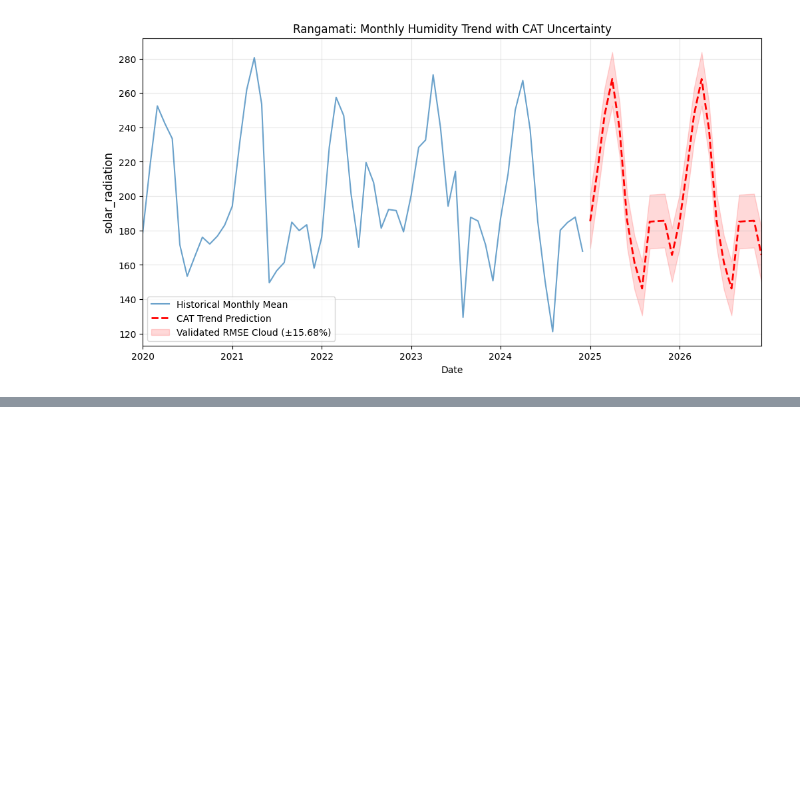
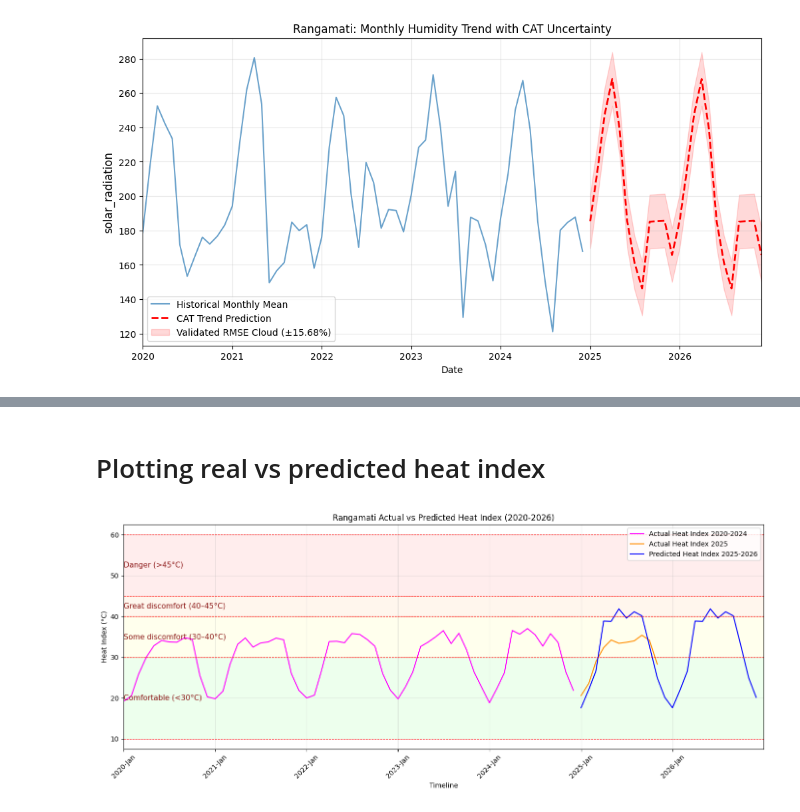
Before and after one commit to not-your-pancake/TCC_Journal, a Jupyter notebook: HI_WB_HS_HM_WBG/rangamati.ipynb, the cells around one changed output, grey strips where cells are left out. Saved outputs shown, nothing was run; the diff lists cells and outputs as text; code cells hidden in the pictures; blank space fills up the shorter version.

```diff
--- a/HI_WB_HS_HM_WBG/rangamati.ipynb
+++ b/HI_WB_HS_HM_WBG/rangamati.ipynb
@@ -2132,0 +2374,78 @@ plt.show()
+# %% [markdown]
+# Plotting real vs predicted heat index
+# %%
+import pandas as pd
+import matplotlib.pyplot as plt
+import matplotlib.dates as mdates
+
+plt.figure(figsize=(14,6))
+
+# --- Ensure datetime index for monthly data ---
+df_HI_2024 = df_HI_2024.copy()
+df_HI_2024['date'] = pd.date_range(start='1980-01-01', periods=len(df_HI_2024), freq='MS')
+df_HI_2024 = df_HI_2024.set_index('date')
+
+df_HI_2025 = df_HI_2025.copy()
+df_HI_2025['date'] = pd.date_range(start='2025-01-01', periods=len(df_HI_2025), freq='MS')
+df_HI_2025 = df_HI_2025.set_index('date')
+
+df_HI = df_HI.copy()
+df_HI['date'] = pd.date_range(start='2025-01-01', periods=len(df_HI), freq='MS')
+df_HI = df_HI.set_index('date')
+
+# --- Filter ranges ---
+df_HI_2024_plot = df_HI_2024.loc['2020-01-01':'2024-12-31']
+df_HI_2025_plot = df_HI_2025.loc['2025-01-01':'2025-12-31']
+df_HI_pred_plot = df_HI.loc['2025-01-01':'2026-12-31']
+
+# --- Plot actual vs predicted ---
+plt.plot(df_HI_2024_plot.index, df_HI_2024_plot['heat_index_C'],
+         label='Actual Heat Index 2020-2024', color='magenta')
+
+plt.plot(df_HI_2025_plot.index, df_HI_2025_plot['heat_index_C'],
+         label='Actual Heat Index 2025', color='darkorange')
+
+plt.plot(df_HI_pred_plot.index, df_HI_pred_plot['heat_index_C'],
+         label='Predicted Heat Index 2025-2026', color='blue')
+
+# --- Labels and title ---
+plt.xlabel('Timeline')
+plt.ylabel('Heat Index (°C)')
+plt.title('Rangamati Actual vs Predicted Heat Index (2020-2026)')
+
+# --- Heat index bands ---
+bands = [
+    (10, 30, "Comfortable (<30°C)", (0, 1, 0, 0.07)),
+    (30, 40, "Some discomfort (30–40°C)", (1, 1, 0, 0.07)),
+    (40, 45, "Great discomfort (40–45°C)", (1, 0.5, 0, 0.07)),
+    (45, 60, "Danger (>45°C)", (1, 0, 0, 0.07))
+]
+
+ax = plt.gca()
+for low, high, label, color in bands:
+    ax.axhspan(low, high, facecolor=color, edgecolor=None)
+    plt.axhline(y=low, color='red', linestyle='--', linewidth=0.8)
+    plt.axhline(y=high, color='red', linestyle='--', linewidth=0.8)
+    plt.text(
+        x=df_HI_2024_plot.index.min(),
+        y=(low + high)/2,
+        s=label,
+        fontsize=11,
+        color="maroon",
+        va="center",
+        ha="left",
+        alpha=0.9
+    )
+
+# --- X-axis formatting ---
+plt.gca().xaxis.set_major_locator(mdates.YearLocator())
+plt.gca().xaxis.set_major_formatter(mdates.DateFormatter('%Y-%b'))
+plt.xticks(rotation=45)
+plt.grid(alpha=0.3)
+plt.xlim(pd.Timestamp('2020-01-01'), pd.Timestamp('2026-12-31'))
+
+plt.legend()
+plt.tight_layout()
+plt.show()
+# %% [output]
+[figure, added]
```
Also changed, not shown: parts of 12 cells of this notebook, 4 other files.
